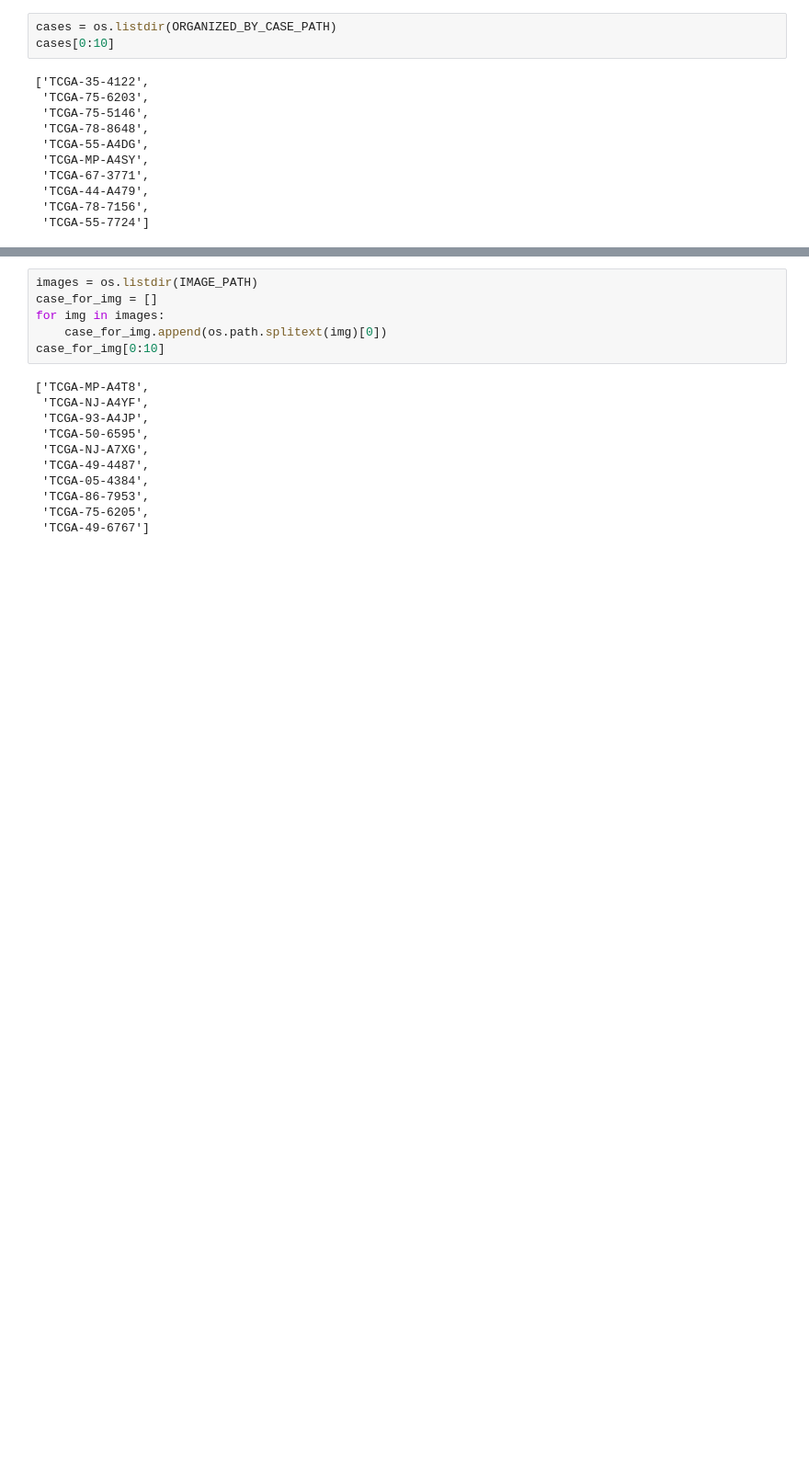
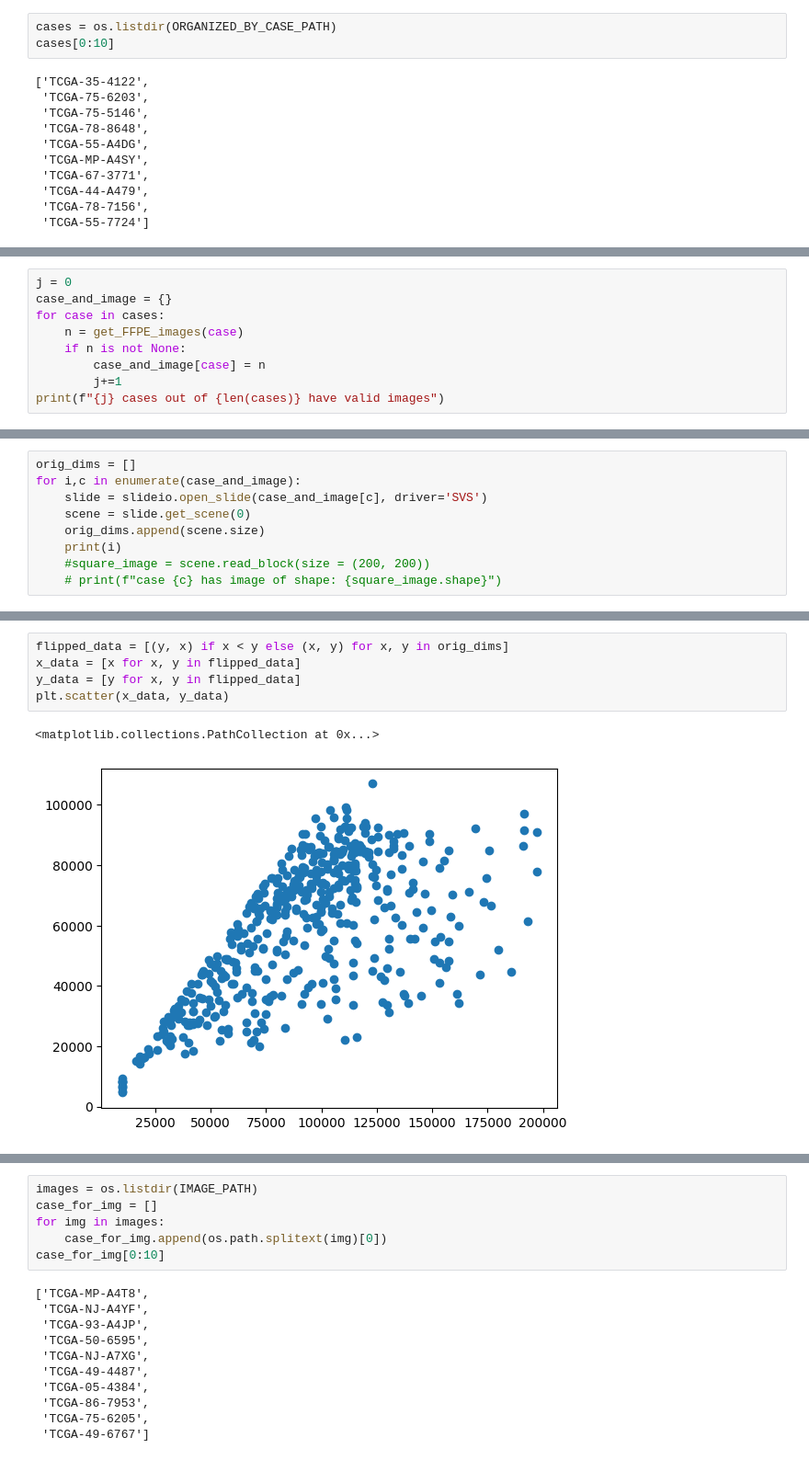
Before and after one commit to akira-nair/multiomic-model-tcga, a Jupyter notebook: preprocessing/preprocess_images/create_images_dataset.ipynb, the cells around one changed output, grey strips where cells are left out. Shown: that part at 92% size. Saved outputs shown, nothing was run; the diff lists cells and outputs as text; blank space fills up the shorter version.

```diff
--- a/preprocessing/preprocess_images/create_images_dataset.ipynb
+++ b/preprocessing/preprocess_images/create_images_dataset.ipynb
@@ -37,3 +41,12 @@ def get_FFPE_images(case):
             return os.path.join(ORGANIZED_BY_CASE_PATH, case, 'images', f)
     print("No DX found for case",case)
     return None
+# %%
+j = 0
+case_and_image = {}
+for case in cases:
+    n = get_FFPE_images(case)
+    if n is not None:
+        case_and_image[case] = n
+        j+=1
+print(f"{j} cases out of {len(cases)} have valid images")
@@ -39,0 +73,9 @@ def get_FFPE_images(case):
+# %%
+orig_dims = []
+for i,c in enumerate(case_and_image):
+    slide = slideio.open_slide(case_and_image[c], driver='SVS')
+    scene = slide.get_scene(0)
+    orig_dims.append(scene.size)
+    print(i)
+    #square_image = scene.read_block(size = (200, 200))
+    # print(f"case {c} has image of shape: {square_image.shape}")
@@ -39,0 +100,8 @@ def get_FFPE_images(case):
+# %%
+flipped_data = [(y, x) if x < y else (x, y) for x, y in orig_dims]
+x_data = [x for x, y in flipped_data]
+y_data = [y for x, y in flipped_data]
+plt.scatter(x_data, y_data)
+# %% [output]
+<matplotlib.collections.PathCollection at 0x...>
+[figure, added]
```
Also changed, not shown: parts of 9 cells of this notebook.
